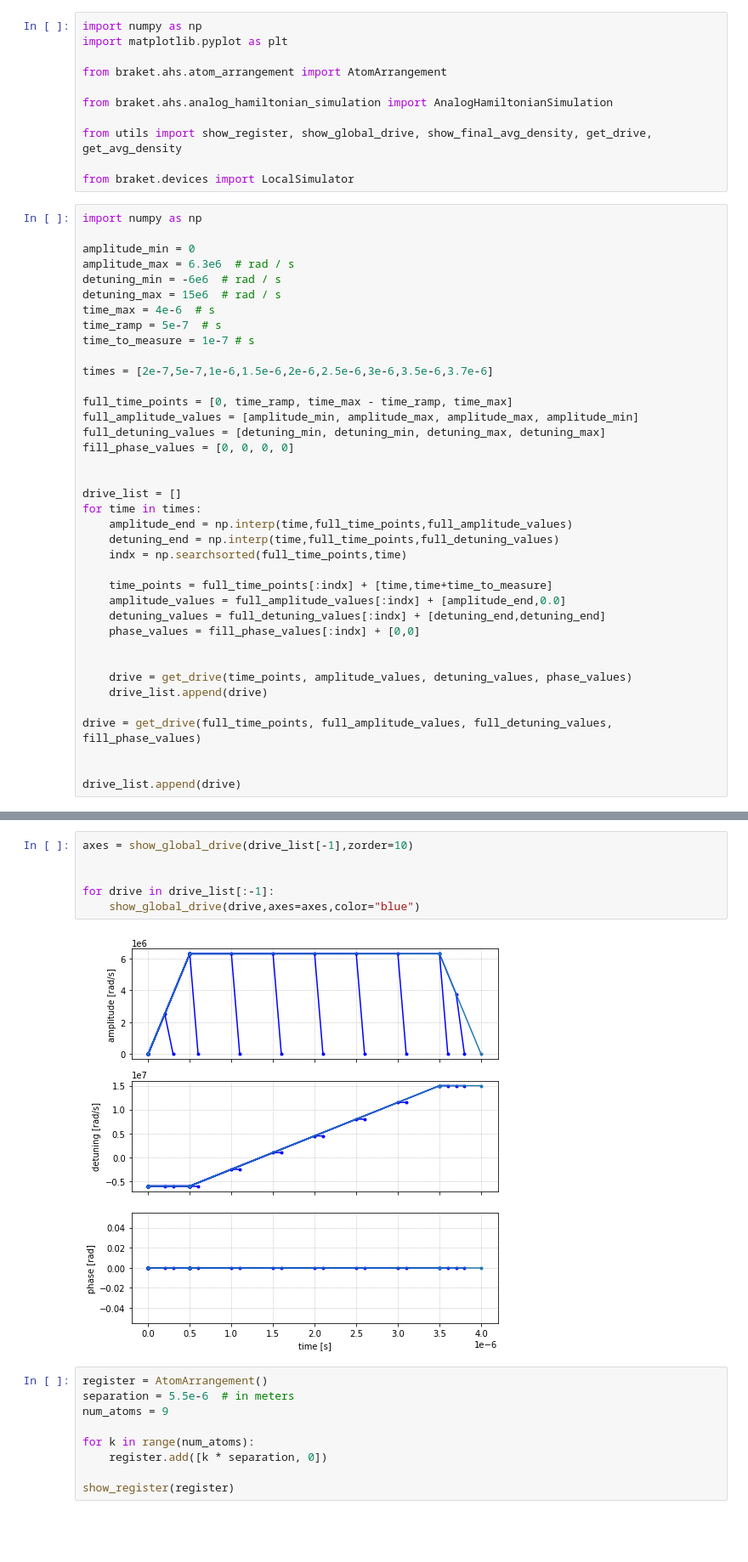
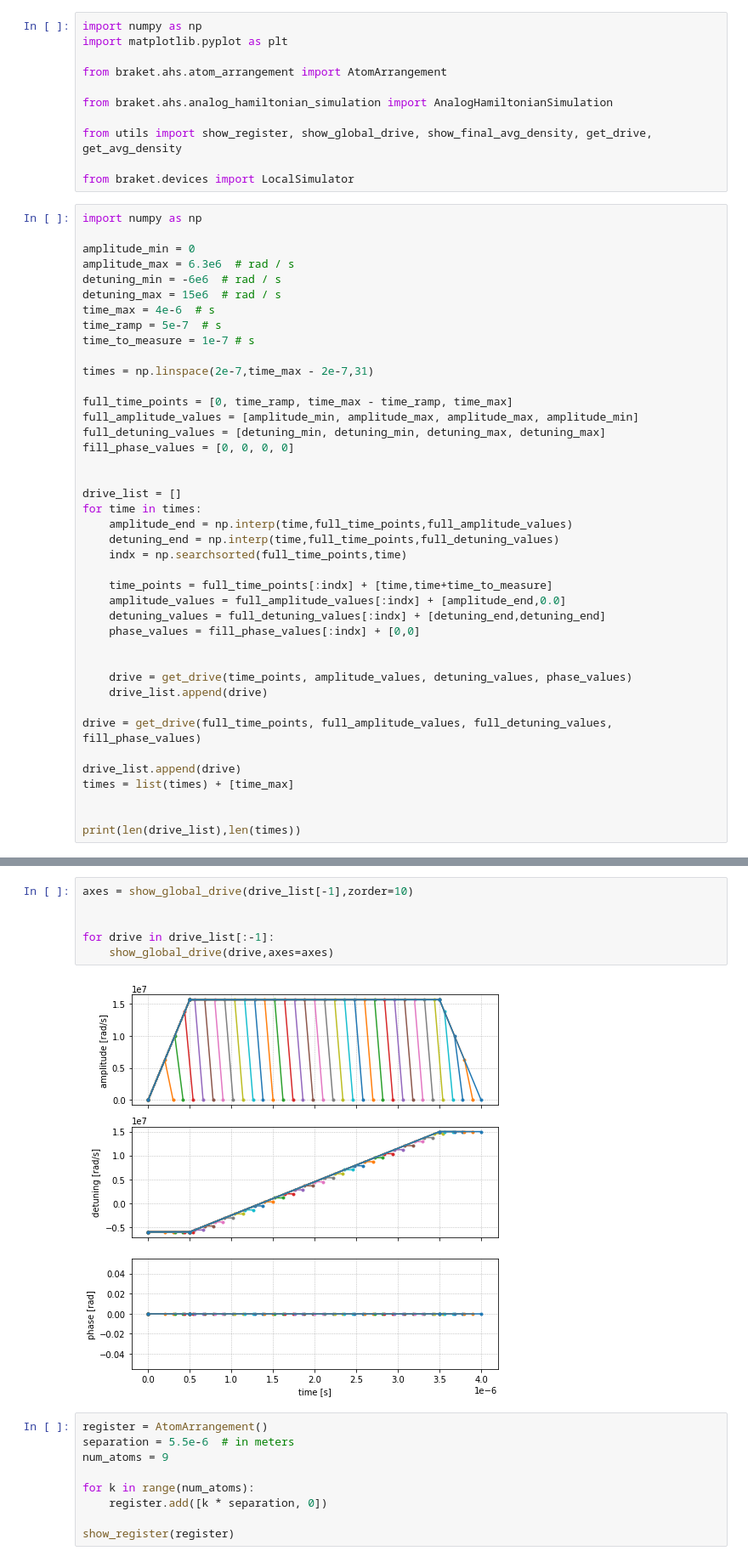
Before and after one commit to weinbe58/amazon-braket-examples, a Jupyter notebook: examples/analog_hamiltonian_simulation/adiabatic_time_dynamics.ipynb, the cells around one changed output, grey strips where cells are left out. Shown at 85% size. Drawn from its saved outputs; the diff is of its cells as text; blank space fills up the shorter version.

```diff
--- a/examples/analog_hamiltonian_simulation/adiabatic_time_dynamics.ipynb
+++ b/examples/analog_hamiltonian_simulation/adiabatic_time_dynamics.ipynb
@@ -20,7 +20,7 @@ time_max = 4e-6  # s
 time_ramp = 5e-7  # s
 time_to_measure = 1e-7 # s
 
-times = [2e-7,5e-7,1e-6,1.5e-6,2e-6,2.5e-6,3e-6,3.5e-6,3.7e-6]
+times = np.linspace(2e-7,time_max - 2e-7,31)
 
 full_time_points = [0, time_ramp, time_max - time_ramp, time_max]
 full_amplitude_values = [amplitude_min, amplitude_max, amplitude_max, amplitude_min]
@@ -45,5 +45,8 @@ for time in times:
 
 drive = get_drive(full_time_points, full_amplitude_values, full_detuning_values, fill_phase_values)
 
+drive_list.append(drive)
+times = list(times) + [time_max]
 
-drive_list.append(drive)
+
+print(len(drive_list),len(times))
@@ -50,11 +55,11 @@ drive_list.append(drive)
 # %%
 axes = show_global_drive(drive_list[-1],zorder=10)
 
 
 for drive in drive_list[:-1]:
-    show_global_drive(drive,axes=axes,color="blue")
+    show_global_drive(drive,axes=axes)
 # %% [output]
-[figure, old version]
+[figure, new version]
 # %%
 register = AtomArrangement()
 separation = 5.5e-6  # in meters
```
Also changed, not shown: parts of 4 cells of this notebook.
